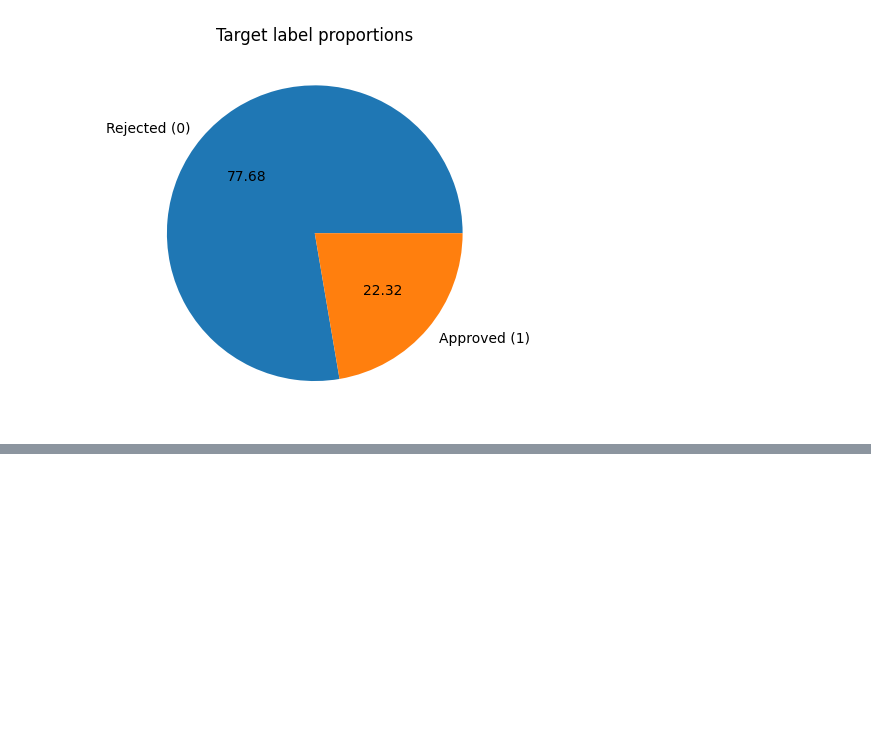
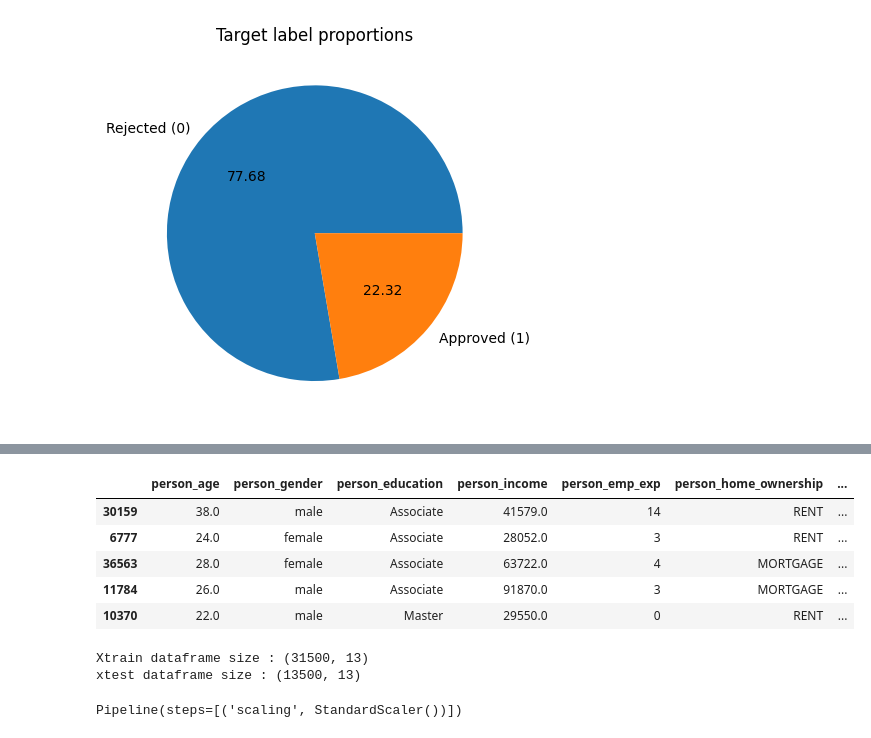
Before and after one commit to saikiran927/Loan_Approval_Classifier, a Jupyter notebook: data_preprocessing.ipynb, the cells around one changed output, grey strips where cells are left out. Cells and saved outputs as stored; diff of their text form; code cells hidden in the pictures; blank space fills up the shorter version.

```diff
--- a/data_preprocessing.ipynb
+++ b/data_preprocessing.ipynb
@@ -445,0 +439,3 @@ array([[ 1,  2],
+# %%
+input=df.iloc[:,:-1]
+output = df.iloc[:, -1]
@@ -445,0 +444,2 @@ array([[ 1,  2],
+# %%
+xtrain,xtest,ytrain,ytest=train_test_split(input,output,test_size=0.3,random_state=42)
@@ -445,0 +461,15 @@ array([[ 1,  2],
+# %%
+xtrain.head()
+# %% [output]
+|  | person_age | person_gender | person_education | person_income | person_emp_exp | person_home_ownership | ... |
+| 30159 | 38.0 | male | Associate | 41579.0 | 14 | RENT | ... |
+| 6777 | 24.0 | female | Associate | 28052.0 | 3 | RENT | ... |
+| 36563 | 28.0 | female | Associate | 63722.0 | 4 | MORTGAGE | ... |
+| 11784 | 26.0 | male | Associate | 91870.0 | 3 | MORTGAGE | ... |
+| 10370 | 22.0 | male | Master | 29550.0 | 0 | RENT | ... |
+# %%
+print("Xtrain dataframe size :",xtrain.shape)
+print("xtest dataframe size :",xtest.shape)
+# %% [output]
+Xtrain dataframe size : (31500, 13)
+xtest dataframe size : (13500, 13)
@@ -445,0 +487,4 @@ array([[ 1,  2],
+# %%
+num_pipeline
+# %% [output]
+Pipeline(steps=[('scaling', StandardScaler())])
```
Also changed, not shown: parts of 20 cells of this notebook, 1 other file.
